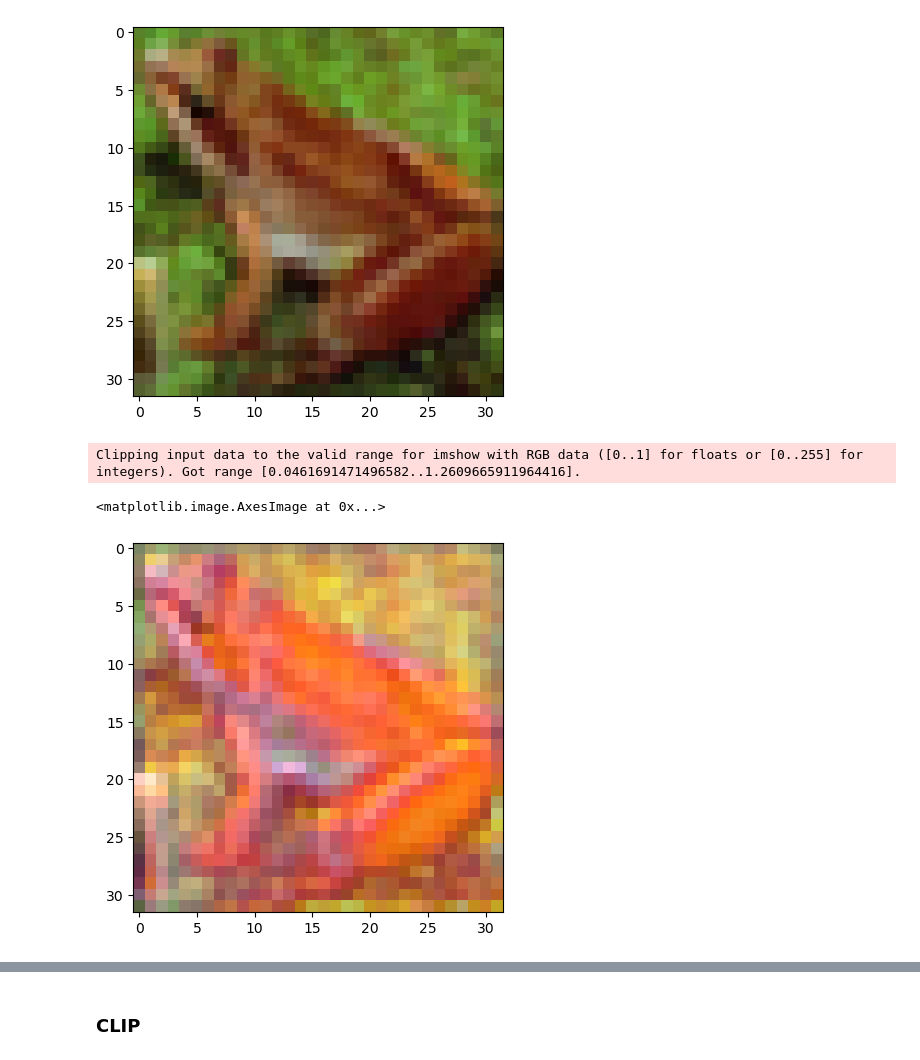
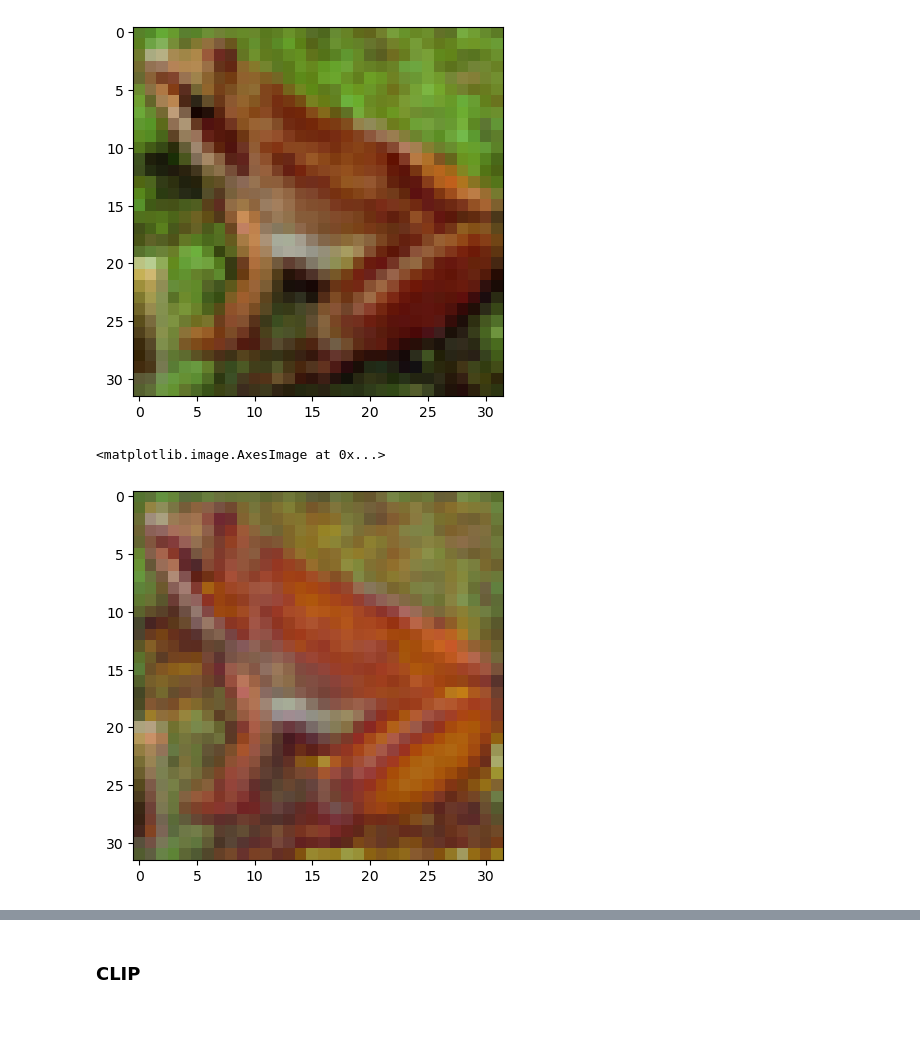
Before and after one commit to Tejas204/Explainable-CNN, a Jupyter notebook: main_sae.ipynb, the cells around one changed output, grey strips where cells are left out. Saved outputs shown, nothing was run; the diff lists cells and outputs as text; code cells hidden in the pictures; blank space fills up the shorter version.

Commit message:
Improved visualization

```diff
--- a/main_sae.ipynb
+++ b/main_sae.ipynb
@@ -282,9 +282,8 @@ plt.imshow(np.transpose(unnormalized, (1, 2, 0)))
 <matplotlib.image.AxesImage at 0x...>
 [figure]
 # %%
-overlay_img = explanation.overlap_heatmap(unnormalized, explanation.arranged_tensor, alpha=0.6, cmap='inferno')
+overlay_img = explanation.overlap_heatmap(unnormalized, explanation.arranged_tensor, alpha_scale=0.6, cmap='inferno', greyscale=False)
 plt.imshow(overlay_img)
 # %% [output]
-Clipping input data to the valid range for imshow with RGB data ([0..1] for floats or [0..255] for integers). Got range [0.0461691471496582..1.2609665911964416].
+<matplotlib.image.AxesImage at 0x...>
-<matplotlib.image.AxesImage at 0x...>
-[figure, old version]
+[figure, new version]
```
Also changed, not shown: parts of 3 cells of this notebook, 2 other files.
